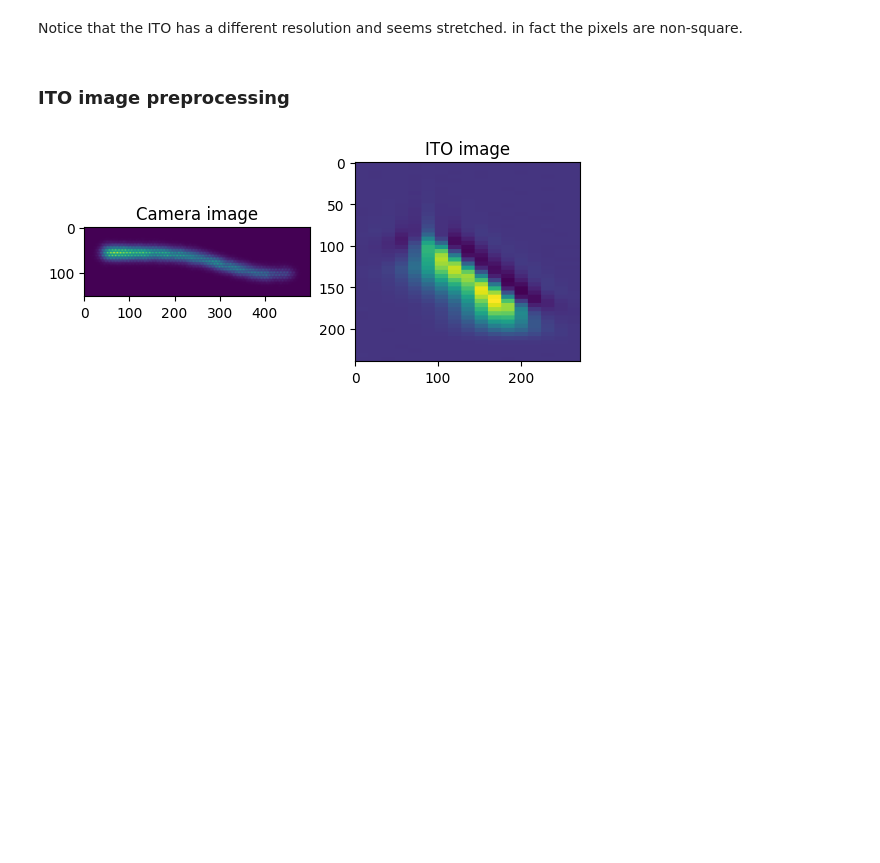
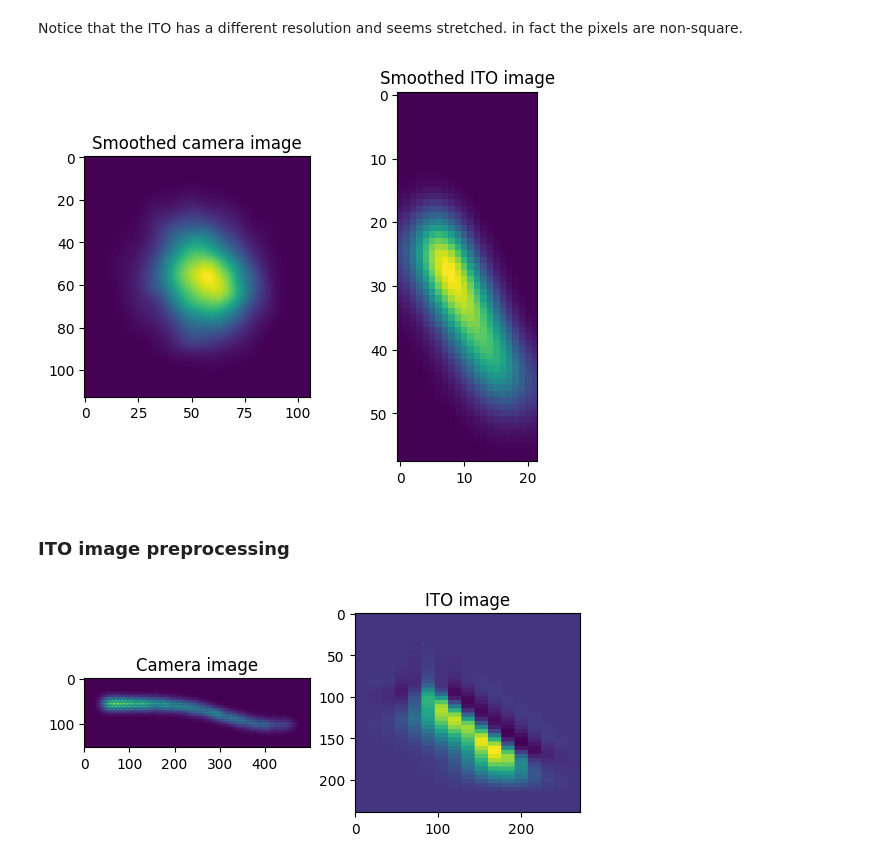
Before and after one commit to benstevens26/NRML-ANN, a Jupyter notebook: notebooks/ito_exploration.ipynb, the cells around one changed output. Drawn from its saved outputs; the diff is of its cells as text; code cells hidden in the pictures; blank space fills up the shorter version.

Commit message:
Add ITO smoothing investigation

```diff
--- a/notebooks/ito_exploration.ipynb
+++ b/notebooks/ito_exploration.ipynb
@@ -98,5 +99,20 @@ plt.show()
 # %% [markdown]
 Notice that the ITO has a different resolution and seems stretched. in fact the pixels are non-square.
+# %%
+# smoothing both
+
+event = events[0]
+smoothed_cam = gaussian_smoothing(event.image, 3)
+smoothed_ito = gaussian_smoothing(event.ito_image, 3)
+
+fig, axs = plt.subplots(1, 2)
+axs[0].imshow(smoothed_cam)
+axs[0].set_title("Smoothed camera image")
+axs[1].imshow(smoothed_ito)
+axs[1].set_title("Smoothed ITO image")
+plt.show()
+# %% [output]
+[figure, added]
 # %% [markdown]
 ### ITO image preprocessing
 # %%
```
Also changed, not shown: parts of 3 cells of this notebook.
